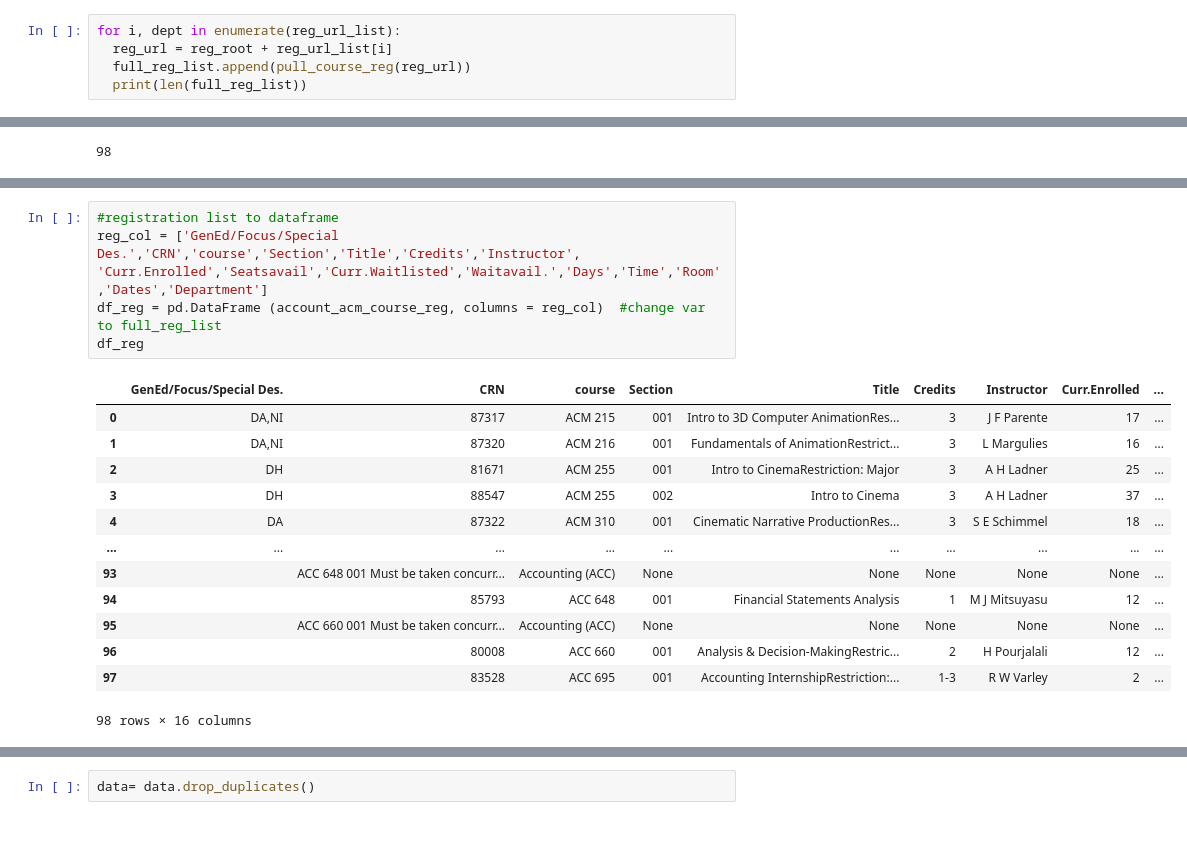
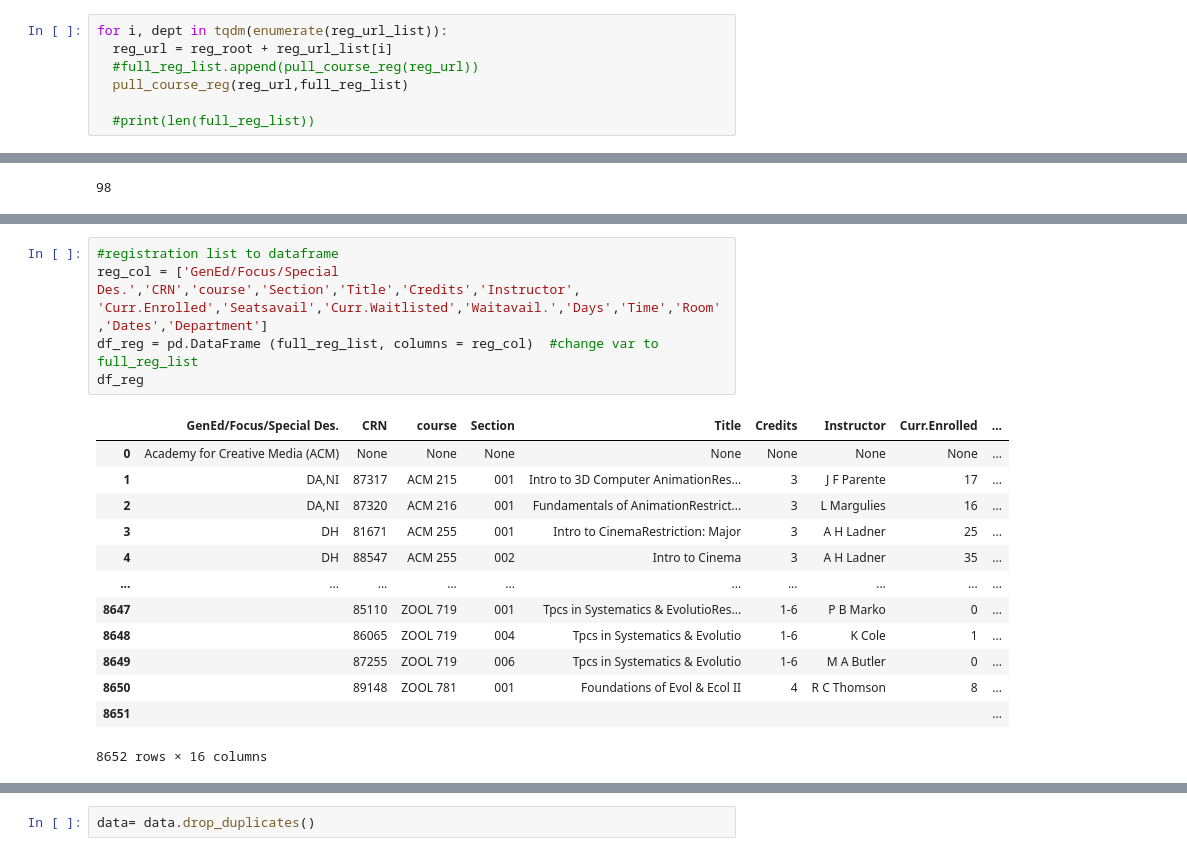
Before and after one commit to CS-Edwards/vector_search_engine, a Jupyter notebook: working_draft.ipynb, the cells around one changed output, grey strips where cells are left out. Cells and saved outputs as stored; diff of their text form.

```diff
--- a/working_draft.ipynb
+++ b/working_draft.ipynb
@@ -161,7 +214,9 @@ print(reg_url)
 # %% [markdown]
 RE RUN WHEN MAINTENECE IS DONE, PASS IN Full_reg List as paremeter to fix nested output (do not append in for loop; append happens in function)
 # %%
-for i, dept in enumerate(reg_url_list):
+for i, dept in tqdm(enumerate(reg_url_list)):
   reg_url = reg_root + reg_url_list[i]
-  full_reg_list.append(pull_course_reg(reg_url))
-  print(len(full_reg_list))
+  #full_reg_list.append(pull_course_reg(reg_url))
+  pull_course_reg(reg_url,full_reg_list)
+
+  #print(len(full_reg_list))
@@ -219,22 +316,22 @@ df_desc
 # %%
 #registration list to dataframe
 reg_col = ['GenEd/Focus/Special Des.','CRN','course','Section','Title','Credits','Instructor', 'Curr.Enrolled','Seatsavail','Curr.Waitlisted','Waitavail.','Days','Time','Room','Dates','Department']
-df_reg = pd.DataFrame (account_acm_course_reg, columns = reg_col)  #change var to full_reg_list
+df_reg = pd.DataFrame (full_reg_list, columns = reg_col)  #change var to full_reg_list
 df_reg
 # %% [output]
 |  | GenEd/Focus/Special Des. | CRN | course | Section | Title | Credits | Instructor | Curr.Enrolled | ... |
-| 0 | DA,NI | 87317 | ACM 215 | 001 | Intro to 3D Computer AnimationRes... | 3 | J F Parente | 17 | ... |
-| 1 | DA,NI | 87320 | ACM 216 | 001 | Fundamentals of AnimationRestrict... | 3 | L Margulies | 16 | ... |
-| 2 | DH | 81671 | ACM 255 | 001 | Intro to CinemaRestriction: Major | 3 | A H Ladner | 25 | ... |
-| 3 | DH | 88547 | ACM 255 | 002 | Intro to Cinema | 3 | A H Ladner | 37 | ... |
-| 4 | DA | 87322 | ACM 310 | 001 | Cinematic Narrative ProductionRes... | 3 | S E Schimmel | 18 | ... |
+| 0 | Academy for Creative Media (ACM) | None | None | None | None | None | None | None | ... |
+| 1 | DA,NI | 87317 | ACM 215 | 001 | Intro to 3D Computer AnimationRes... | 3 | J F Parente | 17 | ... |
+| 2 | DA,NI | 87320 | ACM 216 | 001 | Fundamentals of AnimationRestrict... | 3 | L Margulies | 16 | ... |
+| 3 | DH | 81671 | ACM 255 | 001 | Intro to CinemaRestriction: Major | 3 | A H Ladner | 25 | ... |
+| 4 | DH | 88547 | ACM 255 | 002 | Intro to Cinema | 3 | A H Ladner | 35 | ... |
 | ... | ... | ... | ... | ... | ... | ... | ... | ... | ... |
-| 93 |  | ACC 648 001 Must be taken concurr... | Accounting (ACC) | None | None | None | None | None | ... |
-| 94 |  | 85793 | ACC 648 | 001 | Financial Statements Analysis | 1 | M J Mitsuyasu | 12 | ... |
-| 95 |  | ACC 660 001 Must be taken concurr... | Accounting (ACC) | None | None | None | None | None | ... |
-| 96 |  | 80008 | ACC 660 | 001 | Analysis & Decision-MakingRestric... | 2 | H Pourjalali | 12 | ... |
-| 97 |  | 83528 | ACC 695 | 001 | Accounting InternshipRestriction:... | 1-3 | R W Varley | 2 | ... |
+| 8647 |  | 85110 | ZOOL 719 | 001 | Tpcs in Systematics & EvolutioRes... | 1-6 | P B Marko | 0 | ... |
+| 8648 |  | 86065 | ZOOL 719 | 004 | Tpcs in Systematics & Evolutio | 1-6 | K Cole | 1 | ... |
+| 8649 |  | 87255 | ZOOL 719 | 006 | Tpcs in Systematics & Evolutio | 1-6 | M A Butler | 0 | ... |
+| 8650 |  | 89148 | ZOOL 781 | 001 | Foundations of Evol & Ecol II | 4 | R C Thomson | 8 | ... |
+| 8651 |  |  |  |  |  |  |  |  | ... |
-98 rows × 16 columns
+8652 rows × 16 columns
 # %%
 #merge dataframes
 
```
Also changed, not shown: parts of 58 cells of this notebook.
